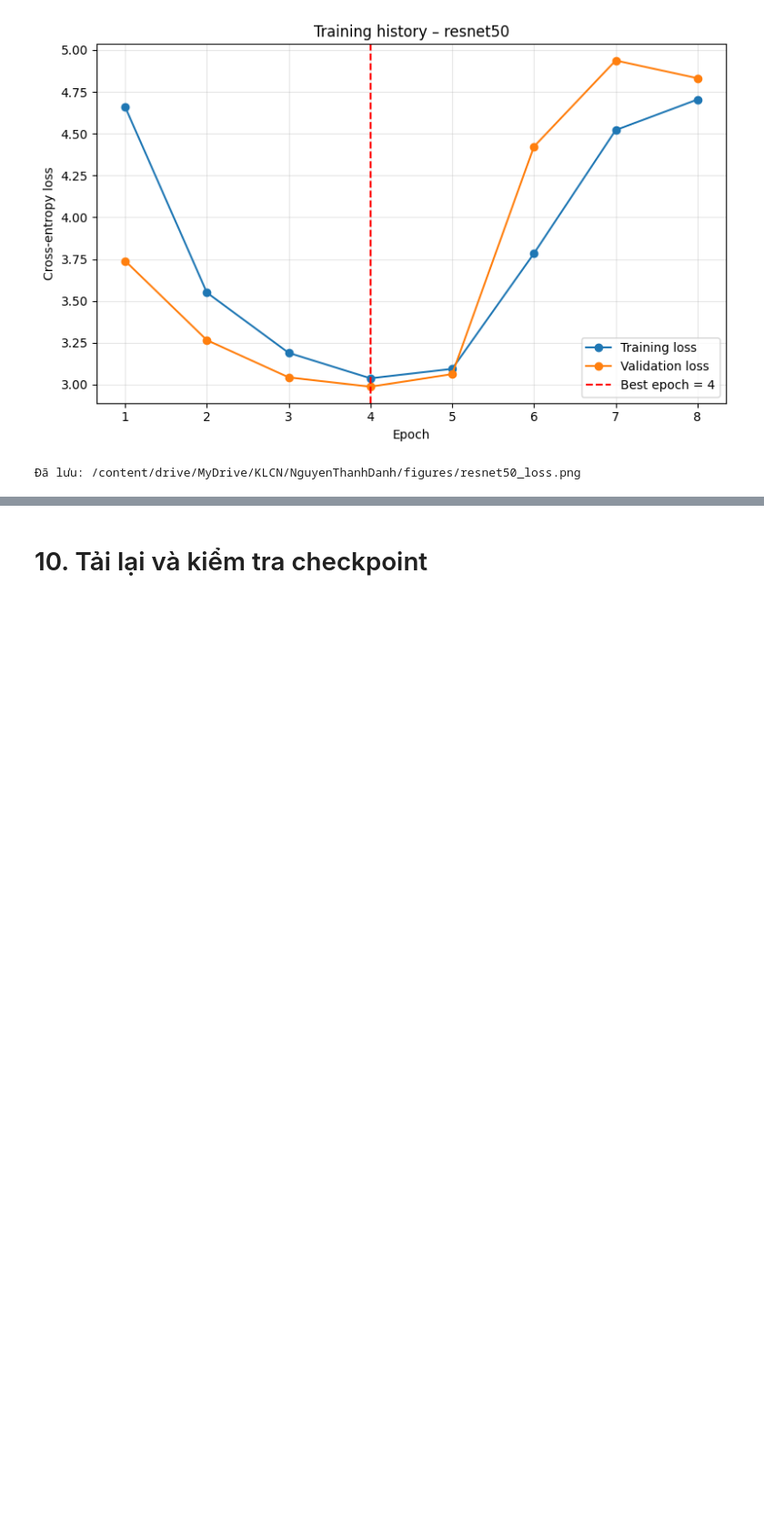
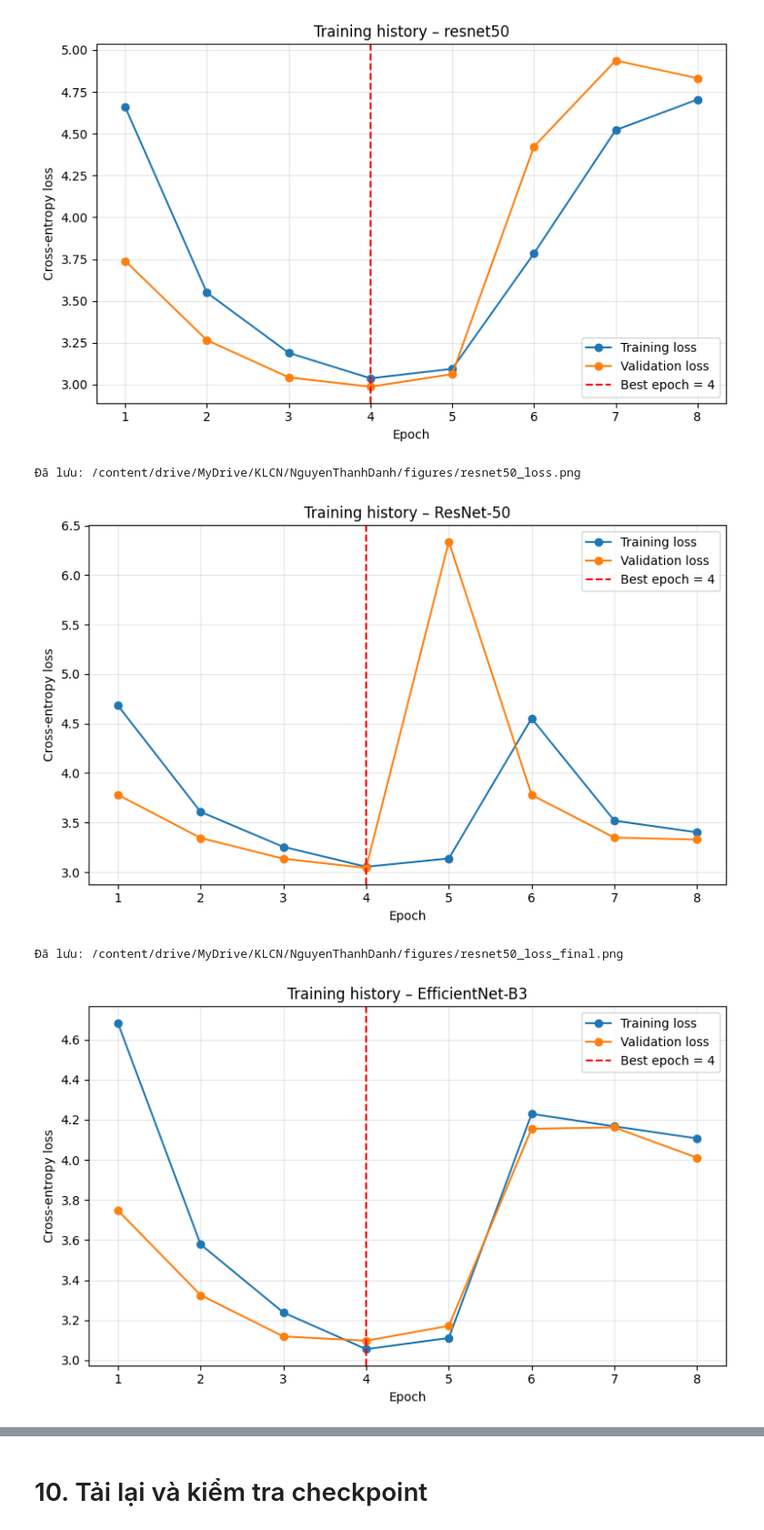
Before and after one commit to danhhuit/image-captioning-distillation, a Jupyter notebook: Tuan02.ipynb, the cells around one changed output, grey strips where cells are left out. Shown at 91% size. Saved outputs shown, nothing was run; the diff lists cells and outputs as text; code cells hidden in the pictures; blank space fills up the shorter version.

```diff
--- a/Tuan02.ipynb
+++ b/Tuan02.ipynb
@@ -558,7 +558,7 @@ def extract_and_cache_features(
 feature_pack = extract_and_cache_features(
     MODEL_TO_RUN,
     batch_size=64,
-    force_extract=True
+    force_extract=False
 )
 
 print(json.dumps(
@@ -1490,3 +1490,81 @@ print("Đã lưu:", loss_figure_path)
 # %% [output]
 [figure]
 Đã lưu: /content/drive/MyDrive/KLCN/NguyenThanhDanh/figures/resnet50_loss.png
+# %%
+import pandas as pd
+import matplotlib.pyplot as plt
+import torch
+
+for model_name in REQUIRED_MODELS:
+    checkpoint_path = (
+        CHECKPOINT_DIR / f"{model_name}_best.pth"
+    )
+
+    checkpoint = torch.load(
+        checkpoint_path,
+        map_location="cpu",
+        weights_only=False
+    )
+
+    history_df = pd.DataFrame(
+        checkpoint["history"]
+    )
+
+    best_epoch = int(
+        history_df.loc[
+            history_df["val_loss"].idxmin(),
+            "epoch"
+        ]
+    )
+
+    plt.figure(figsize=(8, 5))
+
+    plt.plot(
+        history_df["epoch"],
+        history_df["train_loss"],
+        marker="o",
+        label="Training loss"
+    )
+
+    plt.plot(
+        history_df["epoch"],
+        history_df["val_loss"],
+        marker="o",
+        label="Validation loss"
+    )
+
+    plt.axvline(
+        best_epoch,
+        color="red",
+        linestyle="--",
+        label=f"Best epoch = {best_epoch}"
+    )
+
+    plt.xlabel("Epoch")
+    plt.ylabel("Cross-entropy loss")
+    plt.title(
+        f"Training history – "
+        f"{MODEL_DISPLAY_NAMES[model_name]}"
+    )
+    plt.grid(alpha=0.3)
+    plt.legend()
+    plt.tight_layout()
+
+    output_path = (
+        FIGURE_DIR /
+        f"{model_name}_loss_final.png"
+    )
+
+    plt.savefig(
+        output_path,
+        dpi=200,
+        bbox_inches="tight"
+    )
+
+    plt.show()
+
+    print("Đã lưu:", output_path)
+# %% [output]
+[figure, added]
+Đã lưu: /content/drive/MyDrive/KLCN/NguyenThanhDanh/figures/resnet50_loss_final.png
+[figure, added]
```
Also changed, not shown: parts of 11 cells of this notebook.
